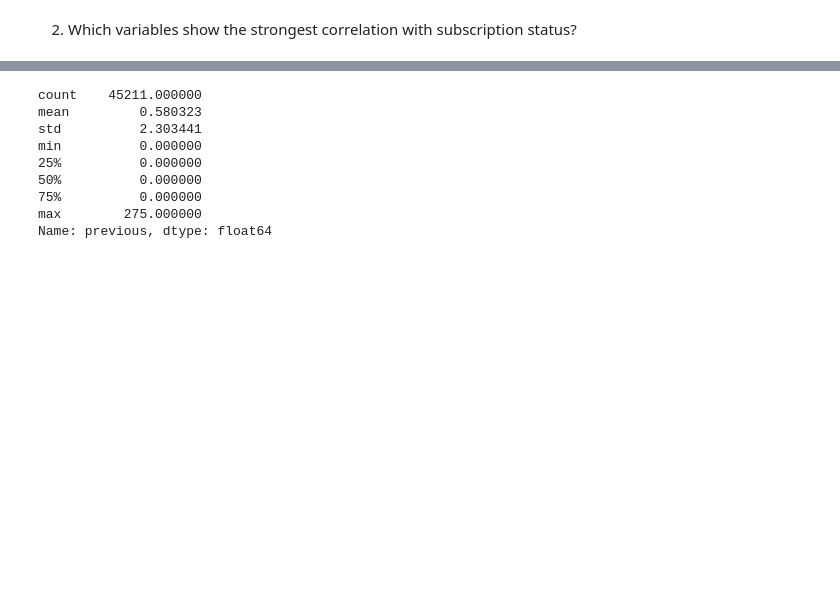
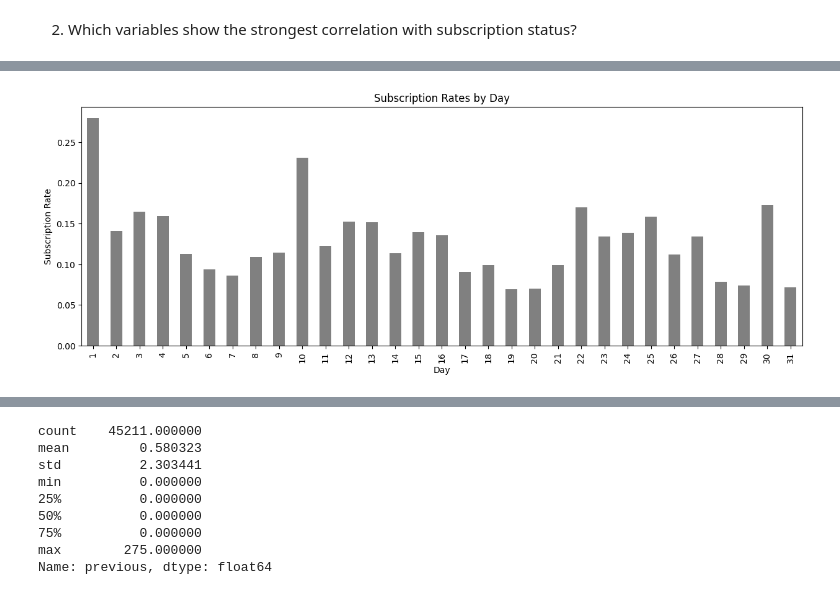
Before and after one commit to pk-aduyaw/term-deposit-subscription, a Jupyter notebook: project-code.ipynb, the cells around one changed output, grey strips where cells are left out. Cells and saved outputs as stored; diff of their text form; code cells hidden in the pictures; blank space fills up the shorter version.

```diff
--- a/project-code.ipynb
+++ b/project-code.ipynb
@@ -273,0 +320,9 @@ print(f"Variable with strongest correlation: {strongest_corr}, Correlation: {cor
+# %%
+plt.figure(figsize=(15, 5))
+day_rates.plot(kind='bar', color='grey')
+plt.title('Subscription Rates by Day')
+plt.ylabel('Subscription Rate')
+plt.xlabel('Day')
+plt.show()
+# %% [output]
+[figure, added]
```
Also changed, not shown: parts of 22 cells of this notebook.
